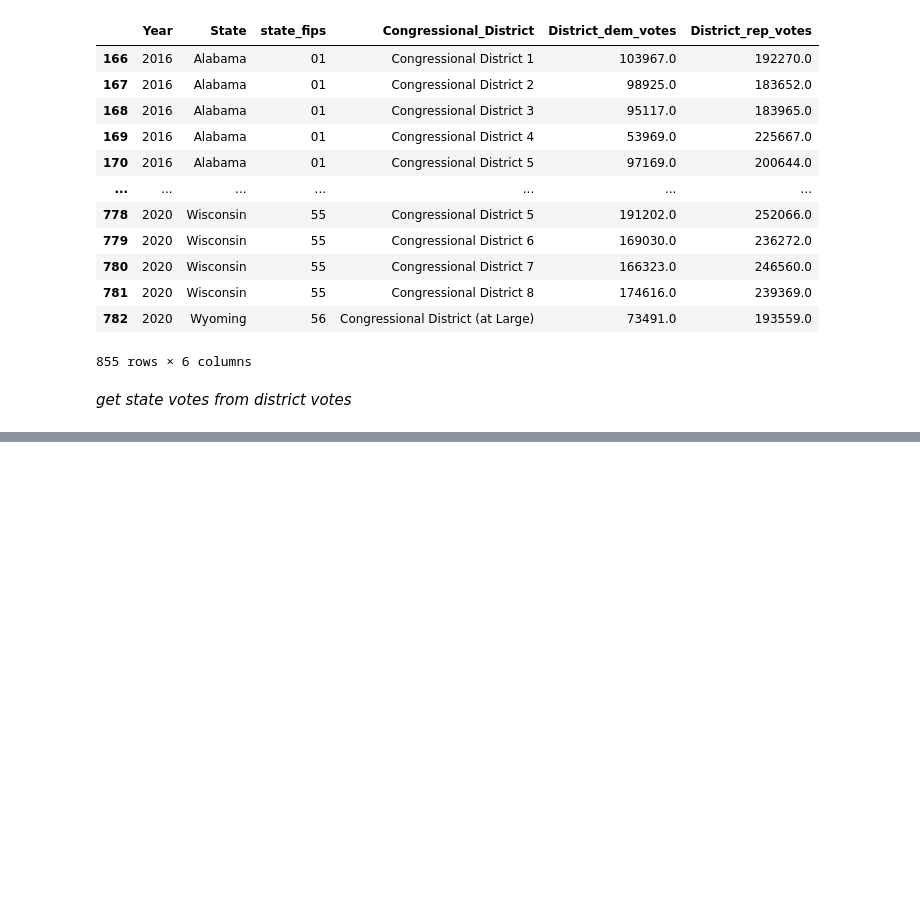
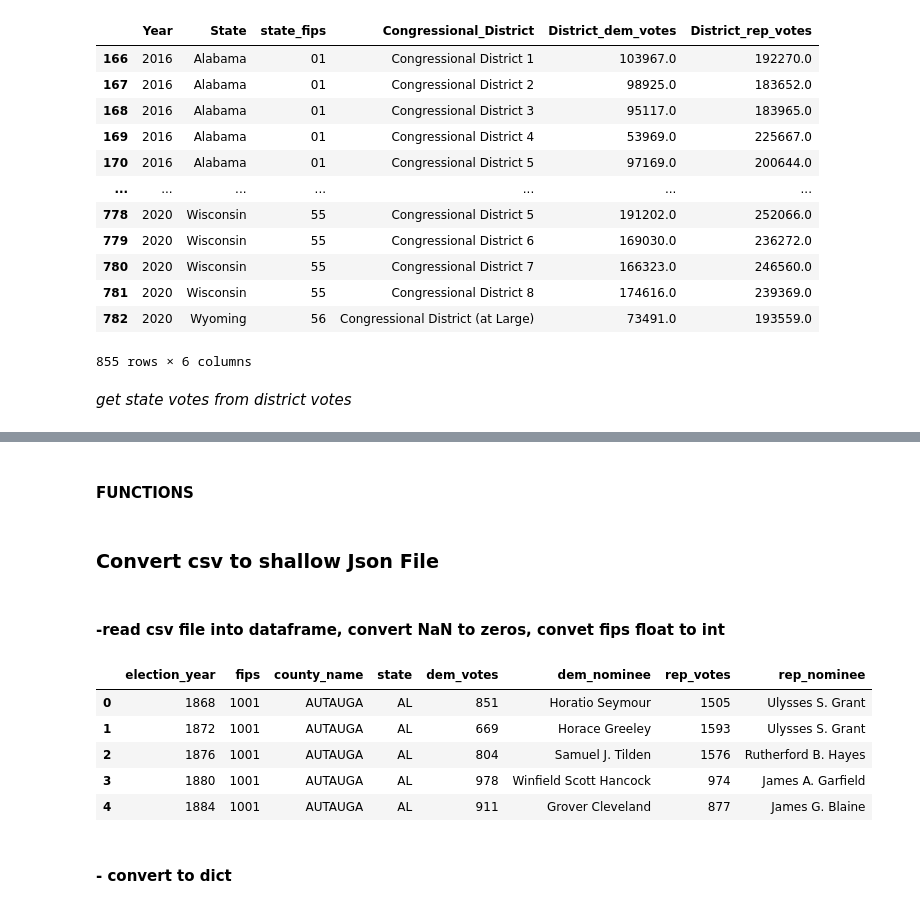
Before and after one commit to SamSims/Pro3_Group4, a Jupyter notebook: html5up-solid-state/Main.ipynb, the cells around one changed output, grey strips where cells are left out. Cells and saved outputs as stored; diff of their text form; code cells hidden in the pictures; blank space fills up the shorter version.

```diff
--- a/html5up-solid-state/DataCleaning.ipynb
+++ b/html5up-solid-state/Main.ipynb
@@ -503,0 +610,2 @@ elecbydist2.to_json("./Data/election_results_by_district.json",orient="records")
+# %% [markdown]
+#### FUNCTIONS
@@ -503,0 +620,19 @@ elecbydist2.to_json("./Data/election_results_by_district.json",orient="records")
+# %% [markdown]
+### Convert csv to shallow Json File
+# %% [markdown]
+#### -read csv file into dataframe, convert NaN to zeros, convet fips float to int
+# %%
+historicElection_df = pd.read_csv('Data/election_results.csv')
+historicElection_df.drop('county_end_date', axis=1, inplace=True)
+historicElection_df['fips'] = historicElection_df['fips'].fillna(0)
+historicElection_df['fips'] = historicElection_df['fips'].astype(int)
+historicElection_df.head()
+# %% [output]
+|  | election_year | fips | county_name | state | dem_votes | dem_nominee | rep_votes | rep_nominee |
+| 0 | 1868 | 1001 | AUTAUGA | AL | 851 | Horatio Seymour | 1505 | Ulysses S. Grant |
+| 1 | 1872 | 1001 | AUTAUGA | AL | 669 | Horace Greeley | 1593 | Ulysses S. Grant |
+| 2 | 1876 | 1001 | AUTAUGA | AL | 804 | Samuel J. Tilden | 1576 | Rutherford B. Hayes |
+| 3 | 1880 | 1001 | AUTAUGA | AL | 978 | Winfield Scott Hancock | 974 | James A. Garfield |
+| 4 | 1884 | 1001 | AUTAUGA | AL | 911 | Grover Cleveland | 877 | James G. Blaine |
+# %% [markdown]
+#### - convert to dict
```
Also changed, not shown: parts of 137 cells of this notebook, 8 other files.
